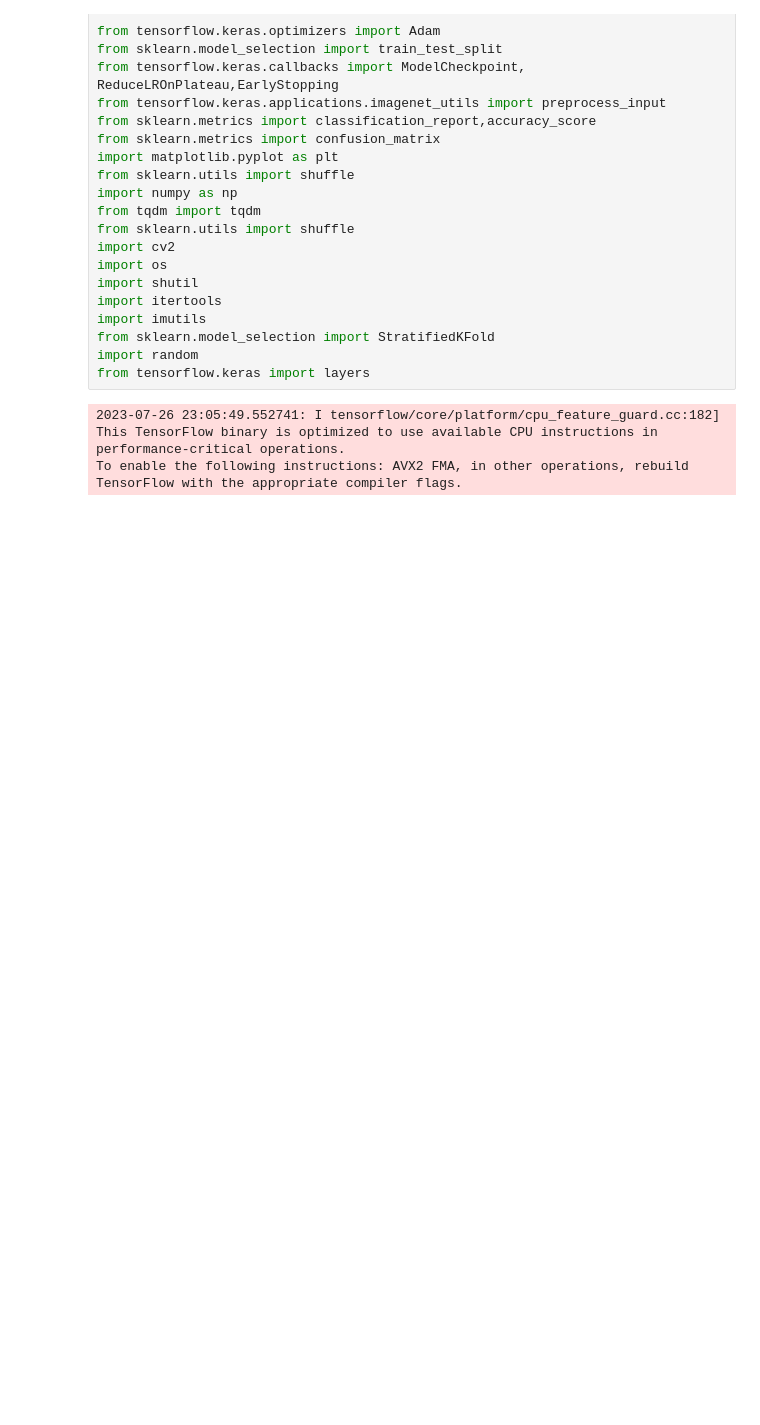
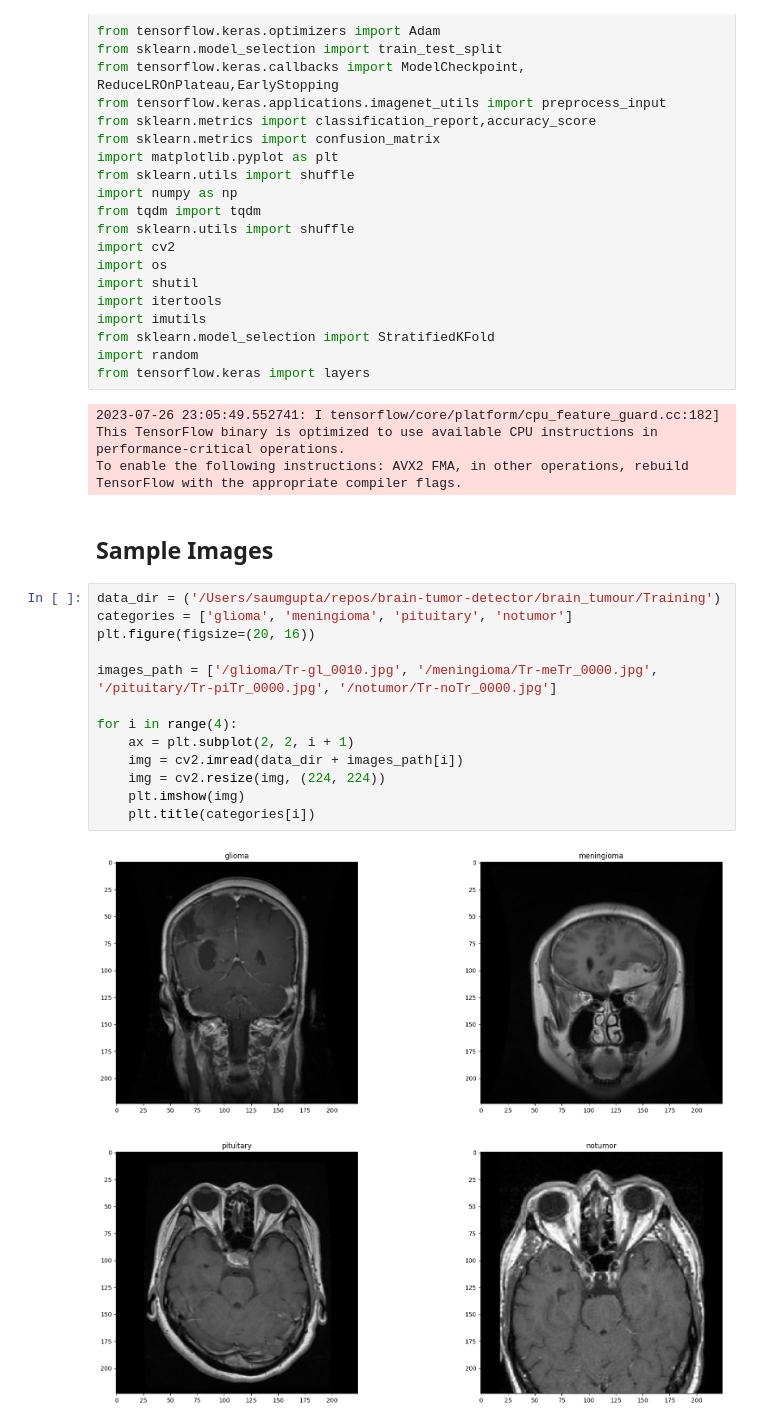
Before and after one commit to saumG/brain-tumor-detector, a Jupyter notebook: tumor_classification.ipynb, the cells around one changed output. Drawn from its saved outputs; the diff is of its cells as text; blank space fills up the shorter version.

```diff
--- a/tumor_classification.ipynb
+++ b/tumor_classification.ipynb
@@ -31,3 +31,20 @@ from tensorflow.keras import layers
 # %% [output]
 2023-07-26 23:05:49.552741: I tensorflow/core/platform/cpu_feature_guard.cc:182] This TensorFlow binary is optimized to use available CPU instructions in performance-critical operations.
 To enable the following instructions: AVX2 FMA, in other operations, rebuild TensorFlow with the appropriate compiler flags.
+# %% [markdown]
+## Sample Images
+# %%
+data_dir = ('/Users/saumgupta/repos/brain-tumor-detector/brain_tumour/Training')
+categories = ['glioma', 'meningioma', 'pituitary', 'notumor']
+plt.figure(figsize=(20, 16))
+
+images_path = ['/glioma/Tr-gl_0010.jpg', '/meningioma/Tr-meTr_0000.jpg', '/pituitary/Tr-piTr_0000.jpg', '/notumor/Tr-noTr_0000.jpg']
+
+for i in range(4):
+    ax = plt.subplot(2, 2, i + 1)
+    img = cv2.imread(data_dir + images_path[i])
+    img = cv2.resize(img, (224, 224))
+    plt.imshow(img)
+    plt.title(categories[i])
+# %% [output]
+[figure, added]
```
Also changed, not shown: 2 other files.
